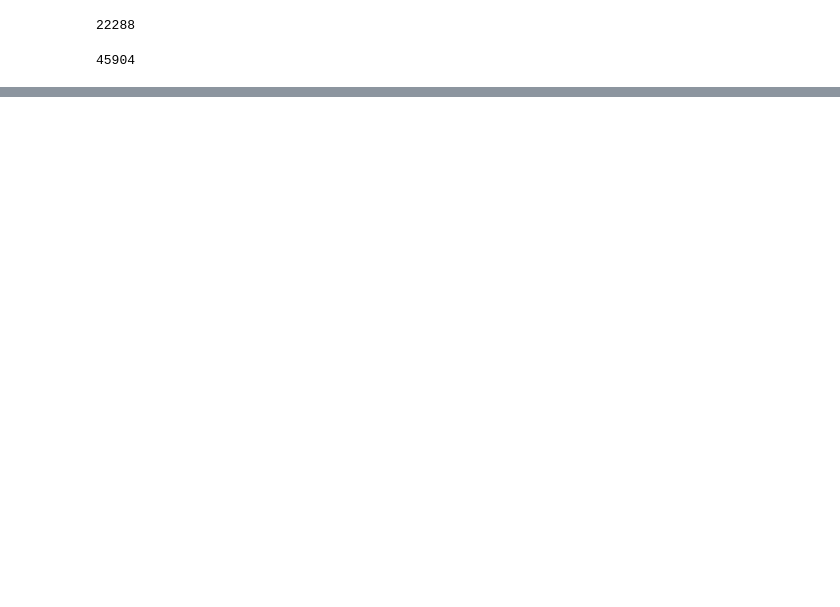
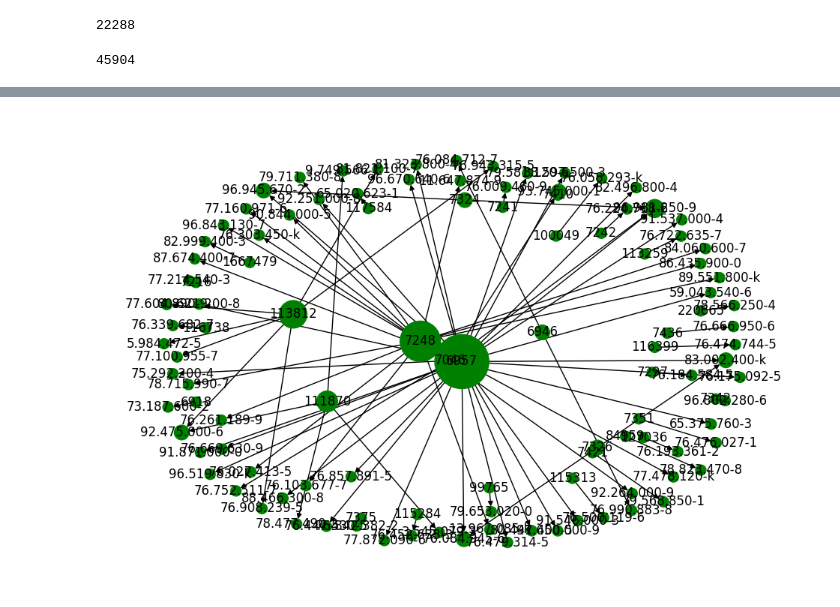
Before and after one commit to fgchil/redes, a Jupyter notebook: FN-EV-WP-FG-Hackaton.ipynb, the cells around one changed output, grey strips where cells are left out. Cells and saved outputs as stored; diff of their text form; code cells hidden in the pictures; blank space fills up the shorter version.

```diff
--- a/FN-EV-WP-FG-Hackaton.ipynb
+++ b/FN-EV-WP-FG-Hackaton.ipynb
@@ -484,0 +508,5 @@ for c in C:
+# %%
+columnas_filter = ['CodigoOrganismo','RutProveedor','Estado']
+df_solo_3_empresas_1erFiltro = df_solo_3_empresas_1erFiltro[columnas_filter].groupby(by=['CodigoOrganismo','RutProveedor']).count().reset_index().sort_values(by='Estado',ascending=False)
+# %%
+df_solo_3_empresas_1erFiltro = df_solo_3_empresas_1erFiltro[['CodigoOrganismo','RutProveedor','Estado']].query('Estado >10')
@@ -484,0 +529,6 @@ for c in C:
+# %%
+G = nx.DiGraph()
+for row in df_solo_3_empresas_1erFiltro.index:
+    G.add_edge(df_solo_3_empresas_1erFiltro['CodigoOrganismo'][row],df_solo_3_empresas_1erFiltro['RutProveedor'][row],weight=df_solo_3_empresas_1erFiltro['Estado'][row])
+# %%
+pos = nx.spring_layout(G)
@@ -484,0 +551,7 @@ for c in C:
+# %%
+plt.figure(figsize=(12,8))
+d = dict(G.degree)
+nx.draw_networkx(G, pos=pos, node_color='green', node_size=[v * 100 for v in d.values()])
+limits = plt.axis('off')
+# %% [output]
+[figure, added]
```
Also changed, not shown: parts of 26 cells of this notebook.
